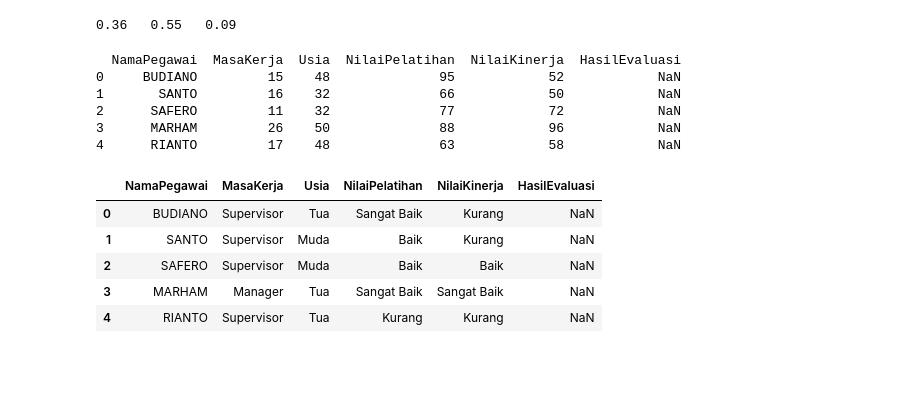
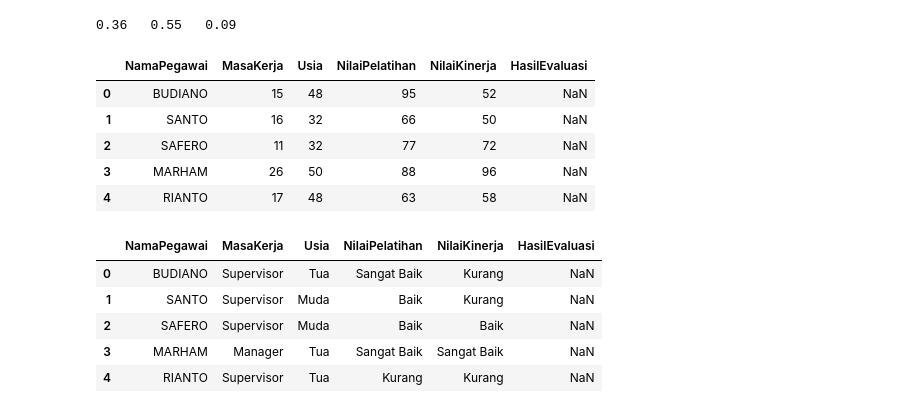
Before and after one commit to Sihkdragon/jupyterNB, a Jupyter notebook: Ai.ipynb, the cells around one changed output. Drawn from its saved outputs; the diff is of its cells as text; code cells hidden in the pictures; blank space fills up the shorter version.

```diff
--- a/Ai.ipynb
+++ b/Ai.ipynb
@@ -339,15 +315,15 @@ PXH_Kinerja_SangatBaik_PHK = PXH(Kinerja_SangatBaik_PHK, Total_PHK)
 # %%
 # Import Data Latih
 csvpathtraining = "d:/Code/PYTHON/AI/Program/datalatih.csv"
 datalatih = pandas.read_csv(csvpathtraining)
-print(datalatih)
+datalatih
 # %% [output]
-  NamaPegawai  MasaKerja  Usia  NilaiPelatihan  NilaiKinerja  HasilEvaluasi
-0     BUDIANO         15    48              95            52            NaN
-1       SANTO         16    32              66            50            NaN
-2      SAFERO         11    32              77            72            NaN
-3      MARHAM         26    50              88            96            NaN
-4      RIANTO         17    48              63            58            NaN
+|  | NamaPegawai | MasaKerja | Usia | NilaiPelatihan | NilaiKinerja | HasilEvaluasi |
+| 0 | BUDIANO | 15 | 48 | 95 | 52 | NaN |
+| 1 | SANTO | 16 | 32 | 66 | 50 | NaN |
+| 2 | SAFERO | 11 | 32 | 77 | 72 | NaN |
+| 3 | MARHAM | 26 | 50 | 88 | 96 | NaN |
+| 4 | RIANTO | 17 | 48 | 63 | 58 | NaN |
 # %%
 # Klasifikasi Data Latih
 MasaKerjaLatih = getClassifyMasaKerja(datalatih['MasaKerja'])
```
Also changed, not shown: parts of 11 cells of this notebook.
